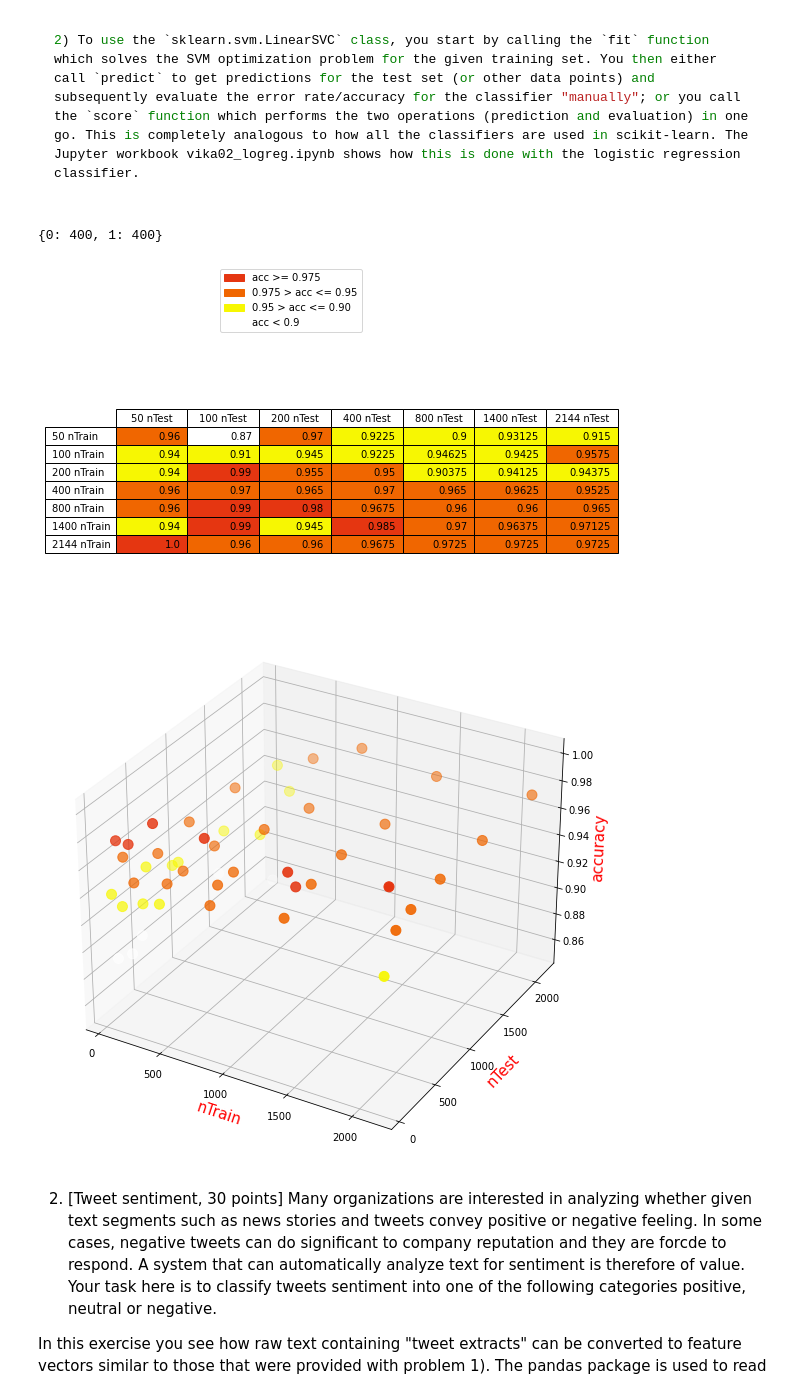
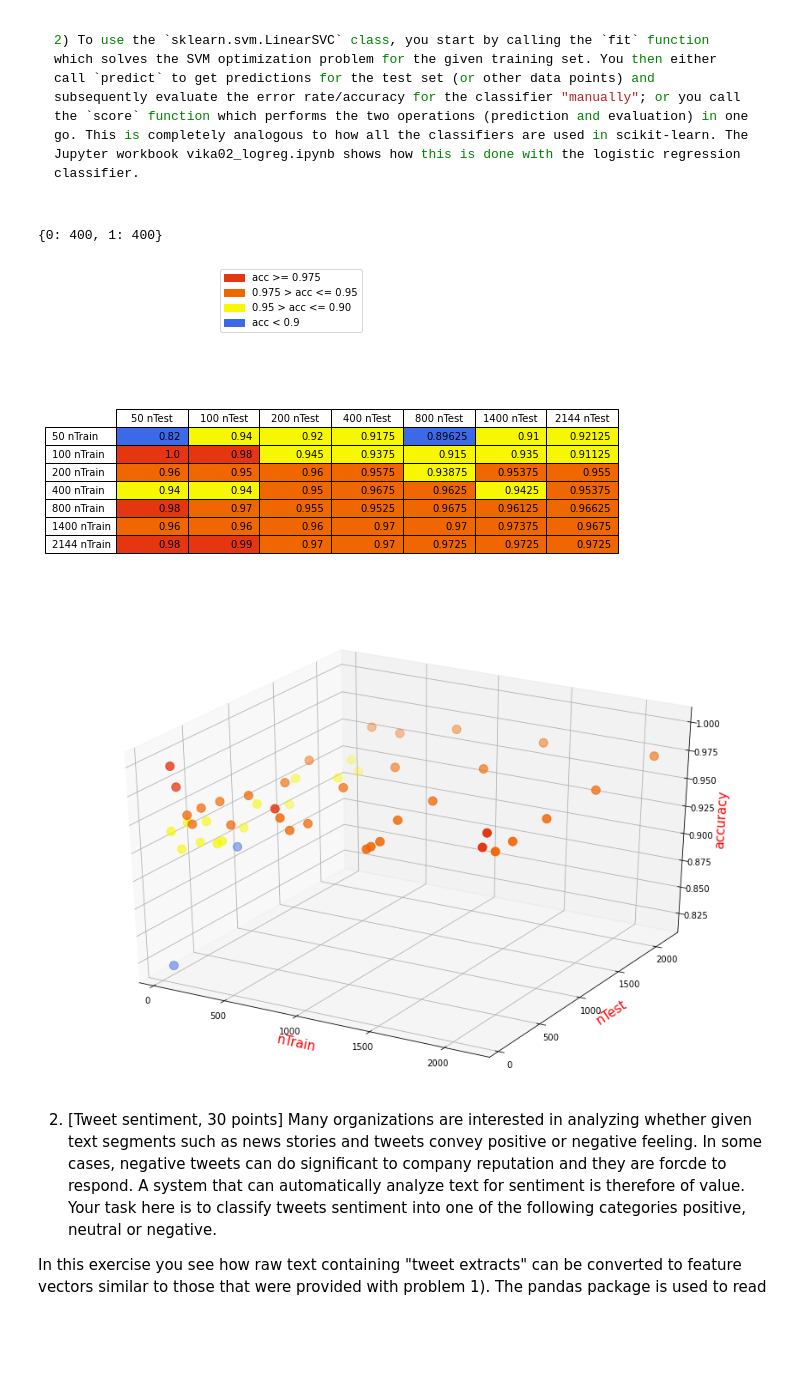
Before and after one commit to alli959/artificial-intelligence, a Jupyter notebook: homework03/homework03.ipynb, the cells around one changed output. Cells and saved outputs as stored; diff of their text form; code cells hidden in the pictures; blank space fills up the shorter version.

```diff
--- a/homework03/homework03.ipynb
+++ b/homework03/homework03.ipynb
@@ -97,7 +97,6 @@ print(dict(zip(unique, counts)))
 
 #TestCount
 ntests = np.array([50,100,200,400,800,1400, len(train_Matrix)])
-fitter = SVC(C = 0.1)
 scores = [] # [trainsize, testsize, score]
 
 
@@ -108,7 +107,7 @@ label = lambda c,l: labels.append(mpatches.Patch(color=c,label=l))
 label('#E53611','acc >= 0.975')
 label('#F06600','0.975 > acc <= 0.95')
 label('#f7f702','0.95 > acc <= 0.90')
-label('w','acc < 0.9')
+label('#3C69E7','acc < 0.9')
 
 
 
@@ -119,12 +118,15 @@ mpatches.Patch(color='red', label='The red data')
 #create an array of scores by sample size
 for trainsize in ntests:
     for testsize in ntests:
+
+        fitter = SVC(C = 0.1, max_iter=10000)
+
         #finding subsamples
         sub_train_Matrix, sub_trainCategory = data_subsample(train_Matrix, trainCategory, trainsize)
         sub_test_Matrix, sub_testCategory = data_subsample(test_Matrix, testCategory, testsize)
 
         #adding the sub_training data to linearSVC
-        fitter.fit(sub_train_Matrix, sub_trainCategory)
+        fitter.fit(sub_train_Matrix, sub_trainCategory, )
         #getting score from sub_test data
         score = fitter.score(sub_test_Matrix, sub_testCategory)
         temp = [trainsize, testsize, score]
@@ -136,35 +138,35 @@ vecn = int(len(scores[:,2])**0.5) #length of m in mxm array from n array
 #create a color vector to paint cells by accuracy
 colors = []
 for i in scores[:,2]:
     if i >= 0.975:
         colors.append('#E53611')
     elif i < 0.975 and i >= 0.95:
         colors.append('#F06600')
 
     elif i < 0.95 and i >= 0.9:
         colors.append('#f7f702')
     else:
-        colors.append('w')
+        colors.append('#3C69E7')
 
 colors = np.array(colors).reshape(vecn,vecn)
 #Plotting table of the results
 celltext = np.reshape(scores[:,2], (vecn,vecn))
 table = plt.table(
     cellText = celltext,
     cellColours = colors,
     rowLabels = [str(x) + " nTrain" for x in ntests],
     colLabels = [str(x) + " nTest" for x in ntests],
     loc='center',
 )
 
 plt.box(on=None)
 plt.axis("off")
 table.scale(1.5, 1.5)
 plt.legend(handles=labels, bbox_to_anchor=(0.5, 1.5), loc = 'upper right')
 plt.show()
 # %% [output]
 {0: 400, 1: 400}
-[figure, old version]
+[figure, new version]
 # %%
 gfig = plt.figure(figsize=(15,10))
 gax = gfig.gca(projection='3d')
@@ -174,7 +176,7 @@ gax.set_ylabel('nTest', fontsize=15, color='r')
 gax.set_zlabel('accuracy', fontsize=15, color='r')
 plt.show()
 # %% [output]
-[figure, old version]
+[figure, new version]
 # %% [markdown]
 2) [Tweet sentiment, 30 points] Many organizations are interested in analyzing whether given text segments such as news stories and tweets convey positive or negative feeling. In some cases, negative tweets can do significant to company reputation and they are forcde to respond. A system that can automatically analyze text for sentiment is therefore of value. Your task here is to classify tweets sentiment into one of the following categories positive, neutral or negative.
 
```
Also changed, not shown: parts of 3 cells of this notebook.
